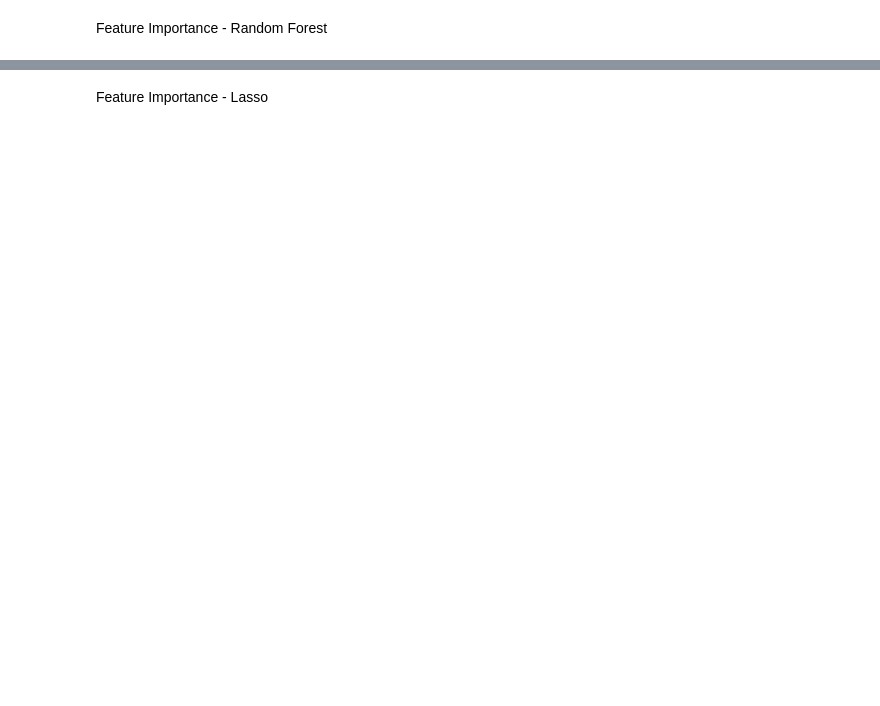
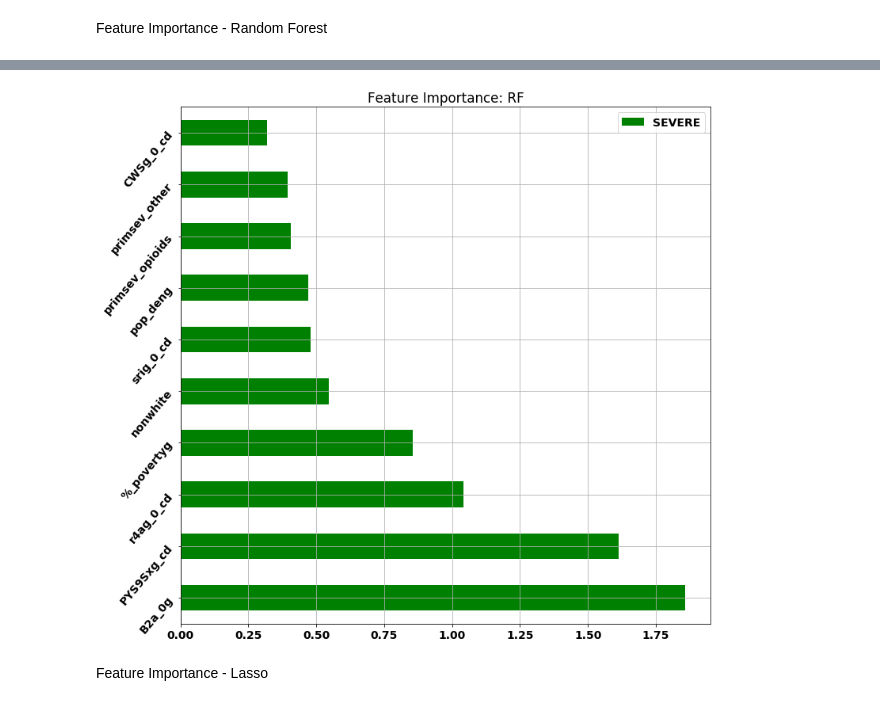
Before and after one commit to prathikr/Substance-Abuse-CAIS, a Jupyter notebook: scripts/survival_analysis.ipynb, the cells around one changed output, grey strips where cells are left out. Saved outputs shown, nothing was run; the diff lists cells and outputs as text; code cells hidden in the pictures; blank space fills up the shorter version.

```diff
--- a/scripts/survival_analysis.ipynb
+++ b/scripts/survival_analysis.ipynb
@@ -374,16 +527,18 @@ fig.savefig('../graphs/feature_importance_mild.png', bbox_inches='tight')
 # %%
 # feature importance for rf across all ages
-feature_importance_severe = pd.DataFrame({'SEVERE': top10_feature_importance_rf['SEVERE'].tolist()},
-                  index=top10_feature_importance_rf['Feature'].tolist())
+feature_importance_severe = pd.DataFrame({'SEVERE': feature_importance_rf['SEVERE'].tolist()},
+                  index=feature_importance_rf['Feature'].tolist())
 feature_importance_severe = feature_importance_severe[feature_importance_severe.SEVERE != 0]
 # John asked to sort this graph by MILD
 feature_importance_severe.sort_values(by=['SEVERE'], ascending=False, inplace=True)
 ax = feature_importance_severe.plot.barh(rot=50, figsize=(12, 12), color='green')
 ax.grid()
 ax.set_title('Feature Importance: RF')
 fig = ax.get_figure()
 
 fig.savefig('../graphs/feature_importance_severe.png', bbox_inches='tight')
+# %% [output]
+[figure, added]
 # %% [markdown]
 Feature Importance - Lasso
 # %%
```
Also changed, not shown: parts of 34 cells of this notebook, 18 other files.
